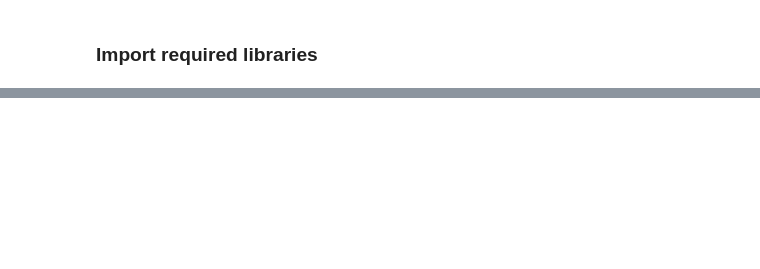
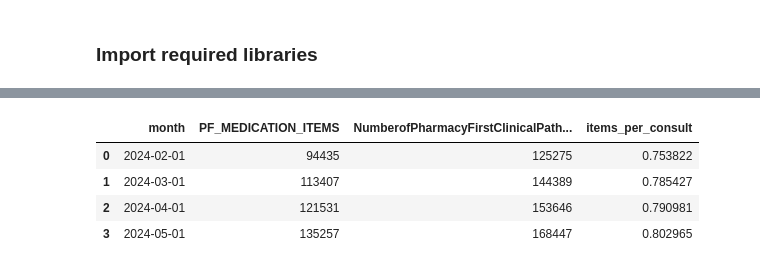
Before and after one commit to chrisjwood16/pharmacy-first-open-data, a Jupyter notebook: notebooks/data_analysis.ipynb, the cells around one changed output, grey strips where cells are left out. Saved outputs shown, nothing was run; the diff lists cells and outputs as text; code cells hidden in the pictures; blank space fills up the shorter version.

```diff
--- a/notebooks/data_analysis.ipynb
+++ b/notebooks/data_analysis.ipynb
@@ -15,0 +41,11 @@ Data on medications supplied under a Pharmacy First clinical pathway is publishe
+# %%
+items_per_consult = pd.merge(items_per_month_df, contractor_df_national[["month", "NumberofPharmacyFirstClinicalPathwaysConsultations-Total"]], left_on="YEAR_MONTH", right_on="month")
+items_per_consult=items_per_consult[["month", "PF_MEDICATION_ITEMS", "NumberofPharmacyFirstClinicalPathwaysConsultations-Total"]]
+items_per_consult["items_per_consult"]=items_per_consult["PF_MEDICATION_ITEMS"]/items_per_consult["NumberofPharmacyFirstClinicalPathwaysConsultations-Total"]
+items_per_consult
+# %% [output]
+|  | month | PF_MEDICATION_ITEMS | NumberofPharmacyFirstClinicalPath... | items_per_consult |
+| 0 | 2024-02-01 | 94435 | 125275 | 0.753822 |
+| 1 | 2024-03-01 | 113407 | 144389 | 0.785427 |
+| 2 | 2024-04-01 | 121531 | 153646 | 0.790981 |
+| 3 | 2024-05-01 | 135257 | 168447 | 0.802965 |
```
Also changed, not shown: parts of 18 cells of this notebook.
